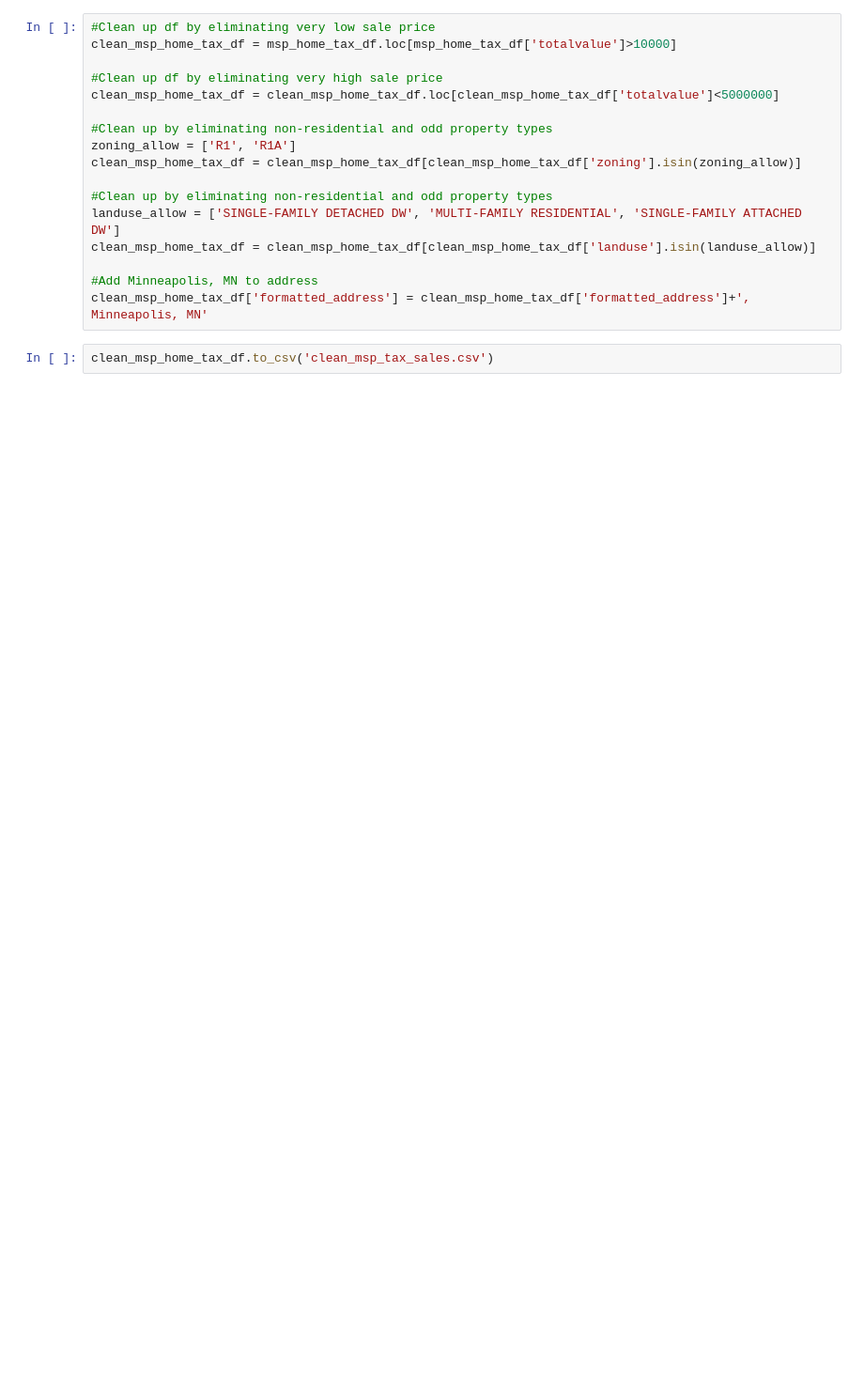
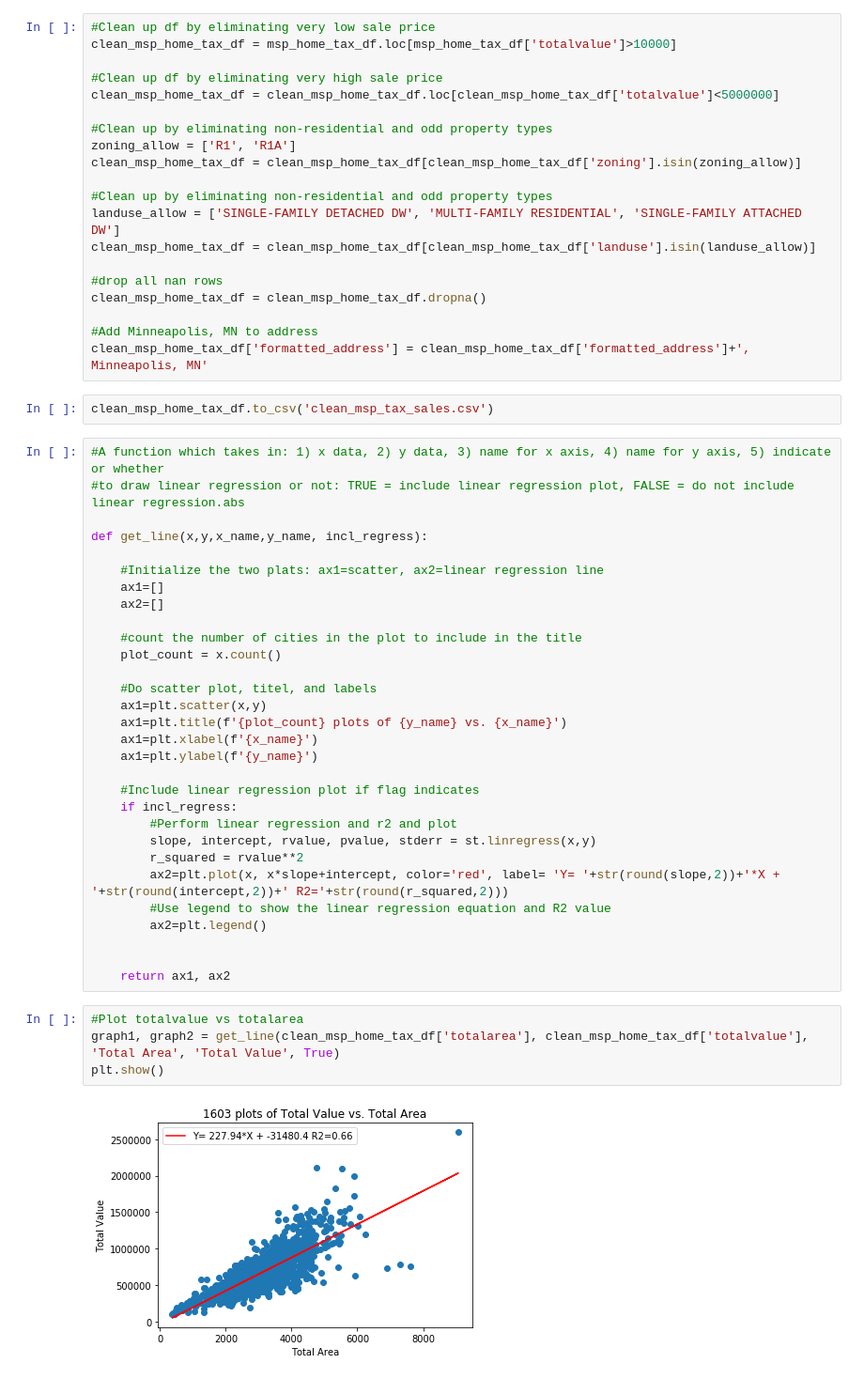
Before and after one commit to abartczak/Crime_Housing_Schools_Correlation, a Jupyter notebook: Project_1_TC_MSP_House_Tax.ipynb, the cells around one changed output. Shown at 94% size. Cells and saved outputs as stored; diff of their text form; blank space fills up the shorter version.

```diff
--- a/Project_1_TC_MSP_House_Tax.ipynb
+++ b/Project_1_TC_MSP_House_Tax.ipynb
@@ -146,7 +128,46 @@ clean_msp_home_tax_df = clean_msp_home_tax_df[clean_msp_home_tax_df['zoning'].is
 landuse_allow = ['SINGLE-FAMILY DETACHED DW', 'MULTI-FAMILY RESIDENTIAL', 'SINGLE-FAMILY ATTACHED DW']
 clean_msp_home_tax_df = clean_msp_home_tax_df[clean_msp_home_tax_df['landuse'].isin(landuse_allow)]
 
+#drop all nan rows
+clean_msp_home_tax_df = clean_msp_home_tax_df.dropna()
+
 #Add Minneapolis, MN to address
 clean_msp_home_tax_df['formatted_address'] = clean_msp_home_tax_df['formatted_address']+', Minneapolis, MN'
 # %%
 clean_msp_home_tax_df.to_csv('clean_msp_tax_sales.csv')
+# %%
+#A function which takes in: 1) x data, 2) y data, 3) name for x axis, 4) name for y axis, 5) indicate or whether
+#to draw linear regression or not: TRUE = include linear regression plot, FALSE = do not include linear regression.abs
+
+def get_line(x,y,x_name,y_name, incl_regress):
+
+    #Initialize the two plats: ax1=scatter, ax2=linear regression line
+    ax1=[]
+    ax2=[]
+
+    #count the number of cities in the plot to include in the title
+    plot_count = x.count()
+
+    #Do scatter plot, titel, and labels
+    ax1=plt.scatter(x,y)
+    ax1=plt.title(f'{plot_count} plots of {y_name} vs. {x_name}')
+    ax1=plt.xlabel(f'{x_name}')
+    ax1=plt.ylabel(f'{y_name}')
+
+    #Include linear regression plot if flag indicates
+    if incl_regress:
+        #Perform linear regression and r2 and plot
+        slope, intercept, rvalue, pvalue, stderr = st.linregress(x,y)
+        r_squared = rvalue**2
+        ax2=plt.plot(x, x*slope+intercept, color='red', label= 'Y= '+str(round(slope,2))+'*X + '+str(round(intercept,2))+' R2='+str(round(r_squared,2)))
+        #Use legend to show the linear regression equation and R2 value
+        ax2=plt.legend()
+
+
+    return ax1, ax2
+# %%
+#Plot totalvalue vs totalarea
+graph1, graph2 = get_line(clean_msp_home_tax_df['totalarea'], clean_msp_home_tax_df['totalvalue'], 'Total Area', 'Total Value', True)
+plt.show()
+# %% [output]
+[figure, added]
```
Also changed, not shown: parts of 8 cells of this notebook, 1 other file.
